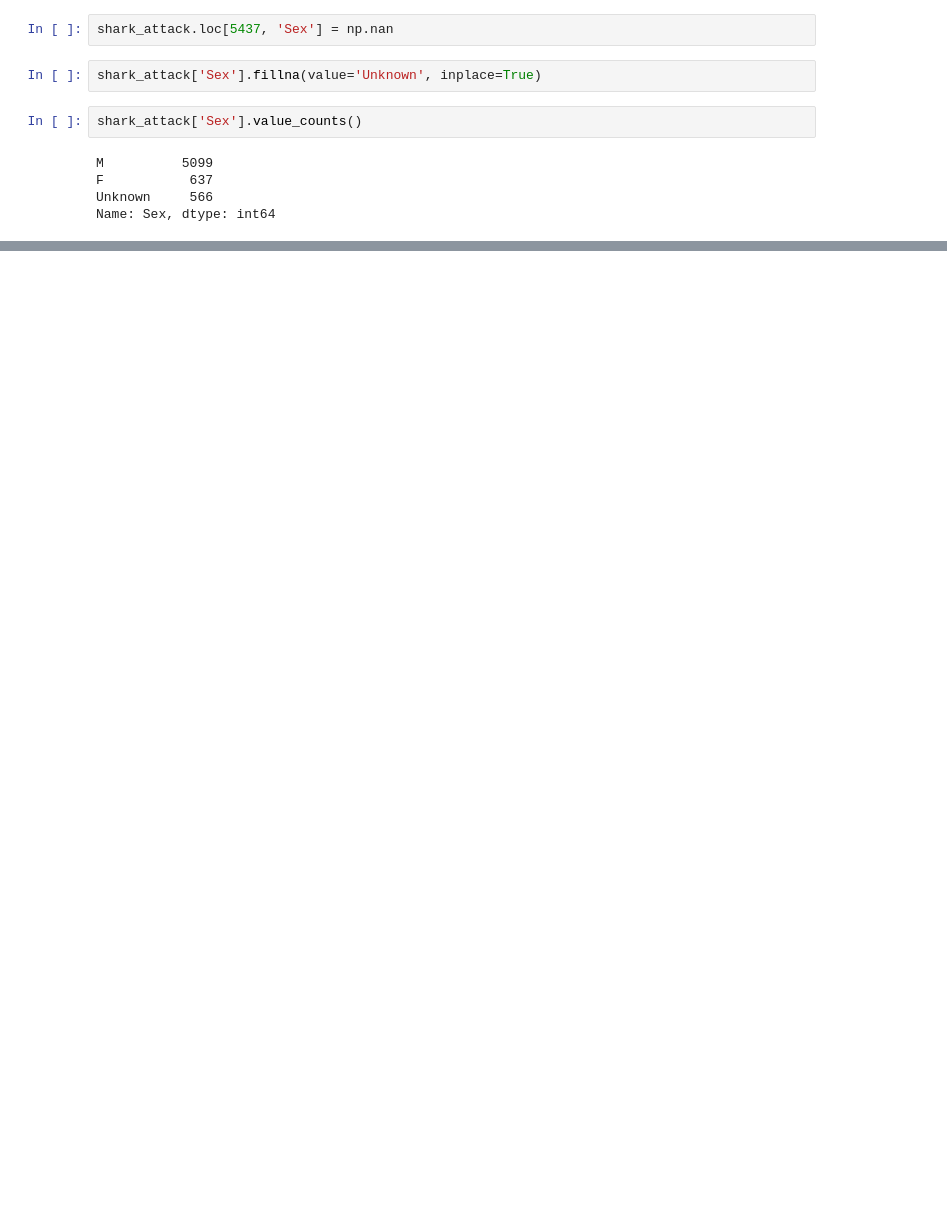
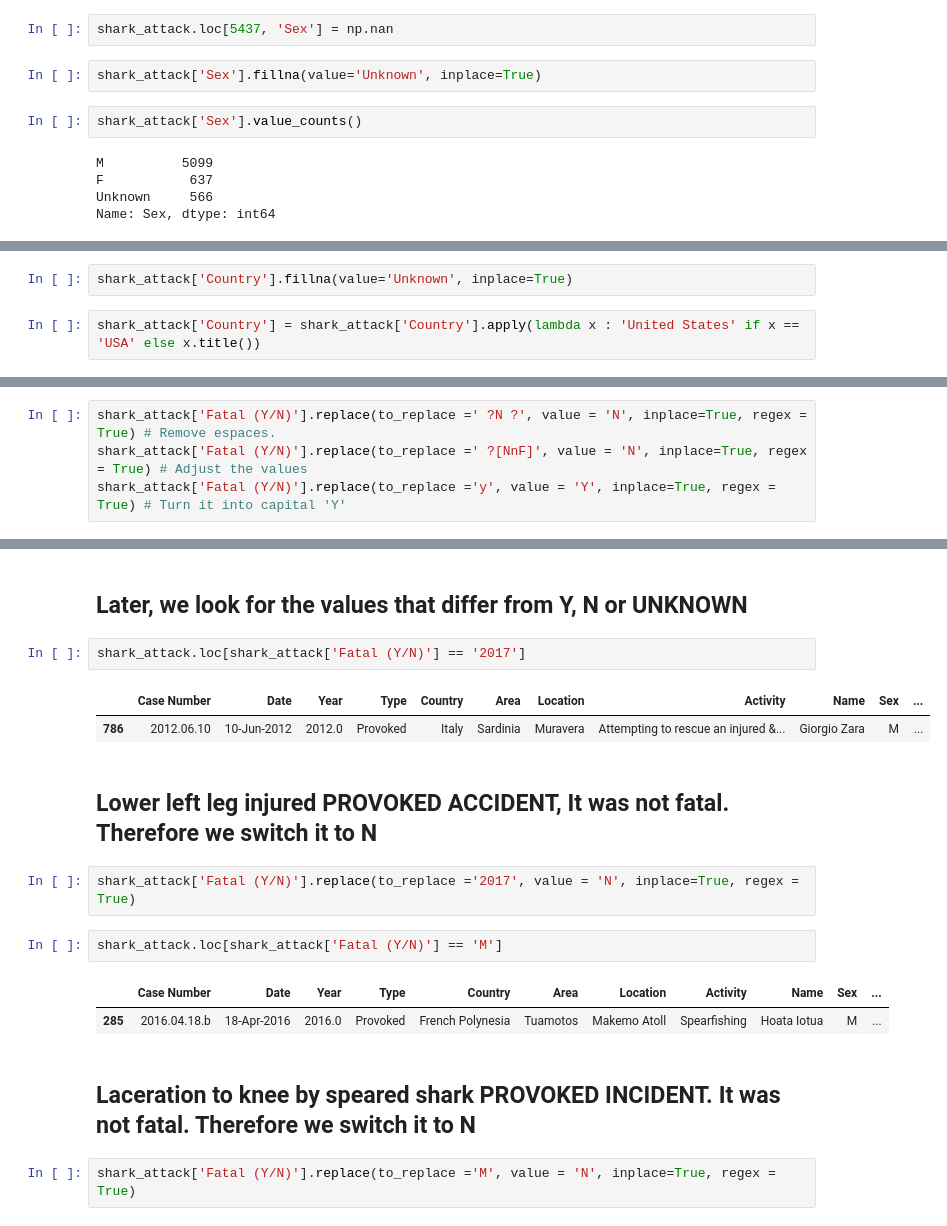
Before and after one commit to juliamoraiss/Ironhack, a Jupyter notebook: Projects/Project 2/clean dataset.ipynb, the cells around one changed output, grey strips where cells are left out. Drawn from its saved outputs; the diff is of its cells as text; blank space fills up the shorter version.

```diff
--- a/Projects/Project 2/clean dataset.ipynb
+++ b/Projects/Project 2/clean dataset.ipynb
@@ -203,0 +208,4 @@ Name: Sex, dtype: int64
+# %%
+shark_attack['Country'].fillna(value='Unknown', inplace=True)
+# %%
+shark_attack['Country'] = shark_attack['Country'].apply(lambda x : 'United States' if x == 'USA' else x.title())
@@ -203,0 +241,4 @@ Name: Sex, dtype: int64
+# %%
+shark_attack['Fatal (Y/N)'].replace(to_replace =' ?N ?', value = 'N', inplace=True, regex = True) # Remove espaces.
+shark_attack['Fatal (Y/N)'].replace(to_replace =' ?[NnF]', value = 'N', inplace=True, regex = True) # Adjust the values
+shark_attack['Fatal (Y/N)'].replace(to_replace ='y', value = 'Y', inplace=True, regex = True) # Turn it into capital 'Y'
@@ -203,0 +254,20 @@ Name: Sex, dtype: int64
+# %% [markdown]
+## Later, we look for the values that differ from Y, N or UNKNOWN
+# %%
+shark_attack.loc[shark_attack['Fatal (Y/N)'] == '2017']
+# %% [output]
+|  | Case Number | Date | Year | Type | Country | Area | Location | Activity | Name | Sex | ... |
+| 786 | 2012.06.10 | 10-Jun-2012 | 2012.0 | Provoked | Italy | Sardinia | Muravera | Attempting to rescue an injured &... | Giorgio Zara | M | ... |
+# %% [markdown]
+## Lower left leg injured PROVOKED ACCIDENT, It was not fatal. Therefore we switch it to N
+# %%
+shark_attack['Fatal (Y/N)'].replace(to_replace ='2017', value = 'N', inplace=True, regex = True)
+# %%
+shark_attack.loc[shark_attack['Fatal (Y/N)'] == 'M']
+# %% [output]
+|  | Case Number | Date | Year | Type | Country | Area | Location | Activity | Name | Sex | ... |
+| 285 | 2016.04.18.b | 18-Apr-2016 | 2016.0 | Provoked | French Polynesia | Tuamotos | Makemo Atoll | Spearfishing | Hoata Iotua | M | ... |
+# %% [markdown]
+## Laceration to knee by speared shark PROVOKED INCIDENT. It was not fatal. Therefore we switch it to N
+# %%
+shark_attack['Fatal (Y/N)'].replace(to_replace ='M', value = 'N', inplace=True, regex = True)
```
Also changed, not shown: parts of 52 cells of this notebook.
